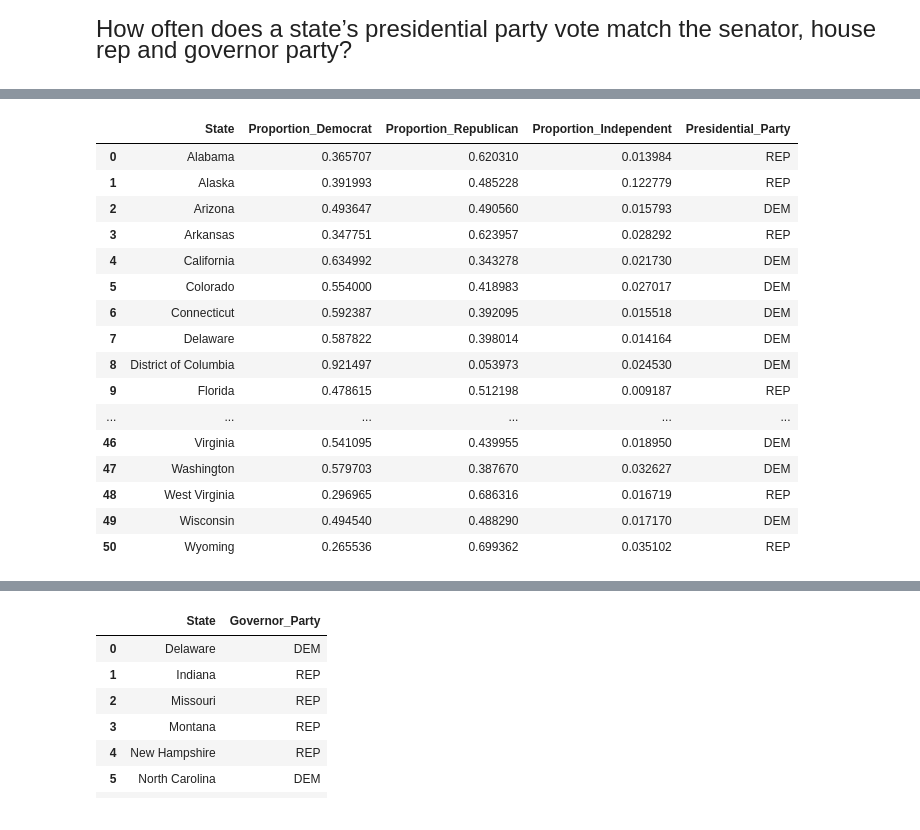
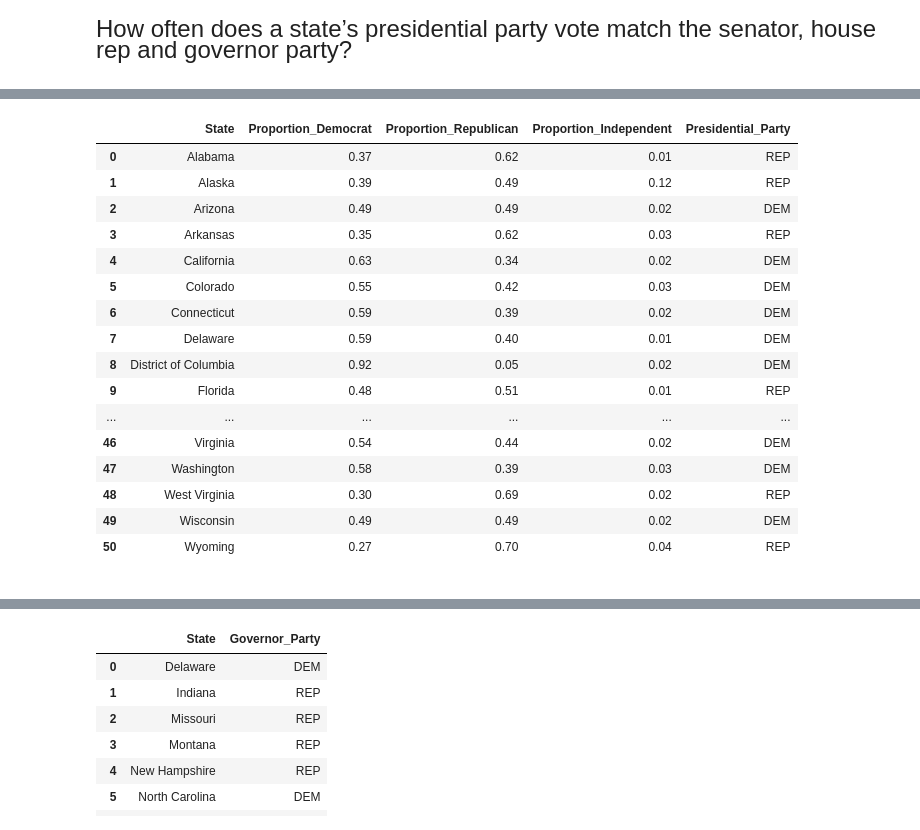
Before and after one commit to michelle1002/datasci151spring2026, a Jupyter notebook: _final_project/Michelle_Project.ipynb, the cells around one changed output, grey strips where cells are left out. Saved outputs shown, nothing was run; the diff lists cells and outputs as text; code cells hidden in the pictures.

```diff
--- a/_final_project/Michelle_Project.ipynb
+++ b/_final_project/Michelle_Project.ipynb
@@ -56,48 +48,50 @@ for group in df_state.groupby("state"): #groupby groups the data by state. group
         total = total + votes #calculates total votes for each state
         if party == "DEM": #these statements count the number of democrat, republican and independent votes respectively
             dem = dem + votes
         elif party == "REP":
             rep = rep + votes
         else:
             ind = ind + votes
 
     prop_dems = dem/total #proportion of democratic votes
     prop_reps = rep/total #proportion of republican votes
     prop_inds = ind/total #proportion of independent votes
 
     prop_dem.append(prop_dems)
     prop_rep.append(prop_reps)
     prop_ind.append(prop_inds)
 
     if prop_dems > prop_reps and prop_dems > prop_inds: #these statements determine which party won
         win = "DEM"
     elif prop_reps > prop_dems and prop_reps > prop_inds:
         win = "REP"
     else:
         win = "IND"
 
     winner.append(win)
 
 #creates a new dataframe with the proportions of votes for each party and the winner for each state
 state_proportions = pd.DataFrame({"State": states, "Proportion_Democrat": prop_dem, "Proportion_Republican":prop_rep, "Proportion_Independent": prop_ind, "Presidential_Party": winner})
 
-display(state_proportions)
+display(state_proportions.round(2))
 # %% [output]
 |  | State | Proportion_Democrat | Proportion_Republican | Proportion_Independent | Presidential_Party |
-| 0 | Alabama | 0.365707 | 0.620310 | 0.013984 | REP |
-| 1 | Alaska | 0.391993 | 0.485228 | 0.122779 | REP |
-| 2 | Arizona | 0.493647 | 0.490560 | 0.015793 | DEM |
-| 3 | Arkansas | 0.347751 | 0.623957 | 0.028292 | REP |
-| 4 | California | 0.634992 | 0.343278 | 0.021730 | DEM |
-| 5 | Colorado | 0.554000 | 0.418983 | 0.027017 | DEM |
-| 6 | Connecticut | 0.592387 | 0.392095 | 0.015518 | DEM |
-| 7 | Delaware | 0.587822 | 0.398014 | 0.014164 | DEM |
-| 8 | District of Columbia | 0.921497 | 0.053973 | 0.024530 | DEM |
-| 9 | Florida | 0.478615 | 0.512198 | 0.009187 | REP |
+| 0 | Alabama | 0.37 | 0.62 | 0.01 | REP |
+| 1 | Alaska | 0.39 | 0.49 | 0.12 | REP |
+| 2 | Arizona | 0.49 | 0.49 | 0.02 | DEM |
+| 3 | Arkansas | 0.35 | 0.62 | 0.03 | REP |
+| 4 | California | 0.63 | 0.34 | 0.02 | DEM |
+| 5 | Colorado | 0.55 | 0.42 | 0.03 | DEM |
+| 6 | Connecticut | 0.59 | 0.39 | 0.02 | DEM |
+| 7 | Delaware | 0.59 | 0.40 | 0.01 | DEM |
+| 8 | District of Columbia | 0.92 | 0.05 | 0.02 | DEM |
+| 9 | Florida | 0.48 | 0.51 | 0.01 | REP |
 | ... | ... | ... | ... | ... | ... |
-| 46 | Virginia | 0.541095 | 0.439955 | 0.018950 | DEM |
-| 47 | Washington | 0.579703 | 0.387670 | 0.032627 | DEM |
-| 48 | West Virginia | 0.296965 | 0.686316 | 0.016719 | REP |
-| 49 | Wisconsin | 0.494540 | 0.488290 | 0.017170 | DEM |
-| 50 | Wyoming | 0.265536 | 0.699362 | 0.035102 | REP |
+| 46 | Virginia | 0.54 | 0.44 | 0.02 | DEM |
+| 47 | Washington | 0.58 | 0.39 | 0.03 | DEM |
+| 48 | West Virginia | 0.30 | 0.69 | 0.02 | REP |
+| 49 | Wisconsin | 0.49 | 0.49 | 0.02 | DEM |
+| 50 | Wyoming | 0.27 | 0.70 | 0.04 | REP |
+# %% [markdown]
+<font size = 3>
 # %%
```
Also changed, not shown: parts of 10 cells of this notebook.
